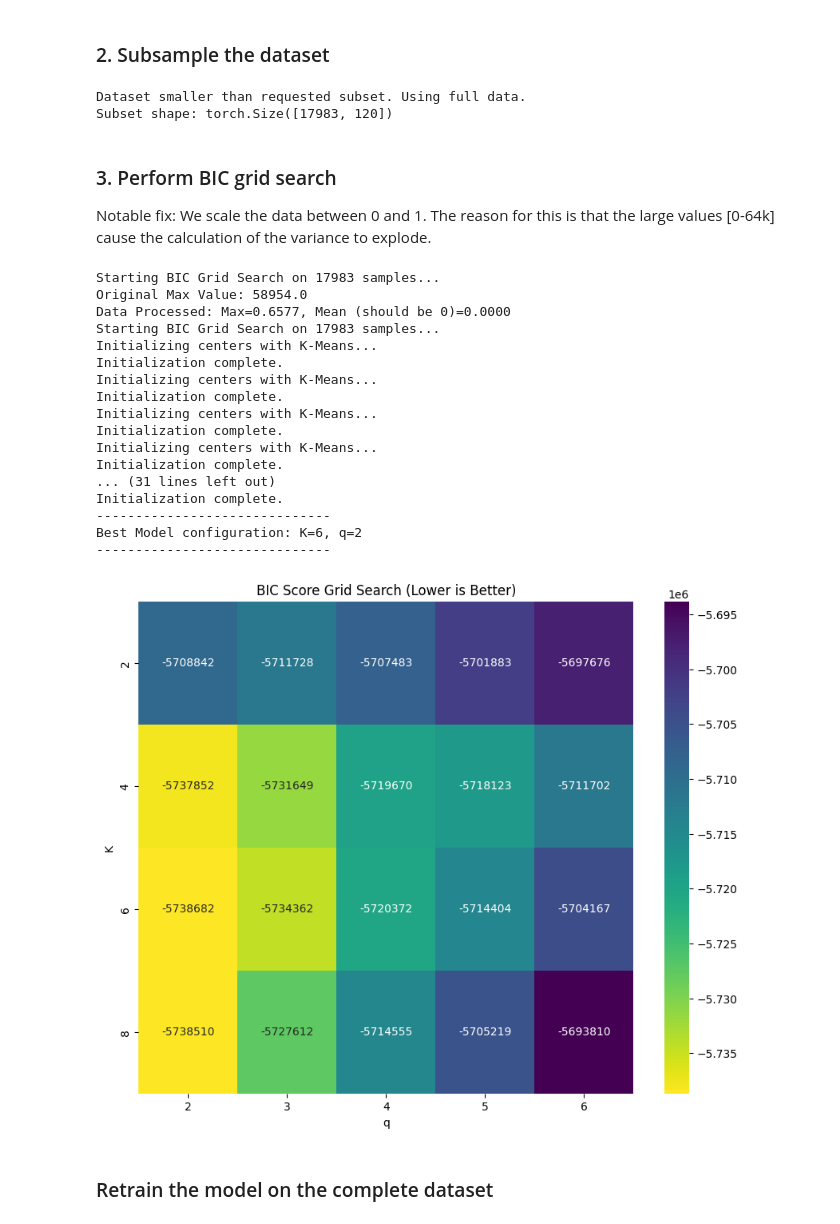
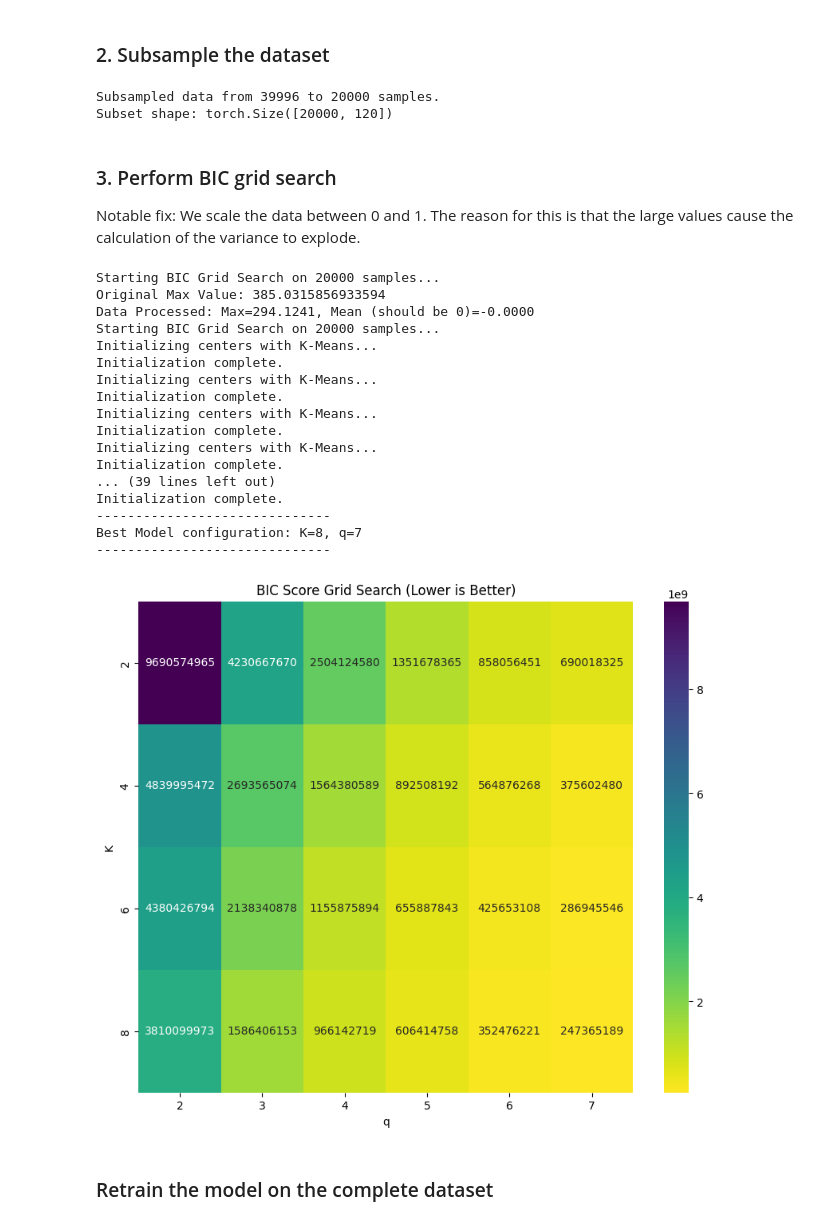
Before and after one commit to TrygveTafjord/MFA_testing, a Jupyter notebook: 00_model_training.ipynb, the cells around one changed output. Saved outputs shown, nothing was run; the diff lists cells and outputs as text; code cells hidden in the pictures.

Commit message:
redone the tests

```diff
--- a/00_model_training.ipynb
+++ b/00_model_training.ipynb
@@ -19,12 +19,15 @@ import os
 The training-data consists of a subsample of pixels taken from vastly different geographical places. The image was choosen to deliberatly include both water and land pixels for there to naturally be more classes for the model to describe.
 
 in "01_model_testing.ipynb", the trained models will be tested on new pixels.
+# %%
+# can be 'l1a', 'l1b', or 'l1d'
+data_product = 'l1b'
 # %%
 # Check for GPU
 device = torch.device("cuda" if torch.cuda.is_available() else "cpu")
 print(f"Using device: {device}")
 
-data_dir = glob.glob('data/linearity_test/*.nc')
+data_dir = glob.glob(f'data/training_{data_product}/*.nc')
 print(f"Found {len(data_dir)} files.")
 # %% [output]
 Using device: cpu
@@ -32,5 +35,5 @@ Found 49 files.
 # %%
-target_total_samples = 18000
+target_total_samples = 40000
 samples_per_file = target_total_samples // len(data_dir)
 sampled_data_list = []
 
@@ -43,7 +46,16 @@ for file in data_dir:
         if satobj is None: continue
 
         # Load and reshape
-        data = satobj.l1a_cube.values.astype(np.float32)
+        match data_product:
+            case 'l1a':
+                data = satobj.l1a_cube.values.astype(np.float32)
+            case 'l1b':
+                data = satobj.l1b_cube.values.astype(np.float32)
+            case 'l1d':
+                data = satobj.l1d_cube.values.astype(np.float32)
+            case _:
+                raise ValueError(f"Unknown data product: {data_product}")
+
         h, w, b = data.shape
         data_2d = data.reshape(-1, b) # Shape: (Total_Pixels_In_Image, 120)
 
@@ -52,6 +64,15 @@ for file in data_dir:
 
         # Determine how many to take (don't take more than exists)
         n_to_take = min(samples_per_file, total_pixels_in_image)
+
+        # Removing saturated pixels
+        highest_pixel_value = np.max(data_2d)
+        print(f"Highest pixel value in file {os.path.basename(file)}: {highest_pixel_value}")
+        valid_pixel_mask = np.all(data_2d < highest_pixel_value, axis=1)
+        data_2d = data_2d[valid_pixel_mask]
+        print(f"Number of removed pixels: {total_pixels_in_image - data_2d.shape[0]}")
+        total_pixels_in_image = data_2d.shape[0]
+        n_to_take = min(n_to_take, total_pixels_in_image)
 
         # Generate random indices
         rng = np.random.default_rng()
@@ -228,11 +249,11 @@ else:
 
 print(f"Subset shape: {data_subset.shape}")
 # %% [output]
-Dataset smaller than requested subset. Using full data.
-Subset shape: torch.Size([17983, 120])
+Subsampled data from 39996 to 20000 samples.
+Subset shape: torch.Size([20000, 120])
 # %% [markdown]
 ### 3. Perform BIC grid search
-Notable fix: We scale the data between 0 and 1. The reason for this is that the large values [0-64k] cause the calculation of the variance to explode.
+Notable fix: We scale the data between 0 and 1. The reason for this is that the large values cause the calculation of the variance to explode.
 # %%
 # Grid Configuration
 k_range = range(2, 10, 2)
@@ -293,40 +314,43 @@ if len(results_list) > 0:
     results_df = pd.DataFrame(results_list)
 
     # Find optimal
     best_row = results_df.loc[results_df['BIC'].idxmin()]
     print("-" * 30)
     print(f"Best Model configuration: K={int(best_row['K'])}, q={int(best_row['q'])}")
     print("-" * 30)
 
     # Pivot for Heatmap
     bic_pivot = results_df.pivot(index="K", columns="q", values="BIC")
 
     plt.figure(figsize=(10, 8))
     sns.heatmap(bic_pivot, annot=True, fmt=".0f", cmap="viridis_r")
 
     plt.title("BIC Score Grid Search (Lower is Better)")
     plt.show()
 else:
     print("No results to plot. Please ensure the MFA model class is implemented.")
+
+K_optimal = int(best_row['K'])
+q_optimal = int(best_row['q'])
 # %% [output]
-Starting BIC Grid Search on 17983 samples...
-Original Max Value: 58954.0
-Data Processed: Max=0.6577, Mean (should be 0)=0.0000
-Starting BIC Grid Search on 17983 samples...
+Starting BIC Grid Search on 20000 samples...
+Original Max Value: 385.0315856933594
+Data Processed: Max=294.1241, Mean (should be 0)=-0.0000
+Starting BIC Grid Search on 20000 samples...
 Initializing centers with K-Means...
 Initialization complete.
 Initializing centers with K-Means...
 Initialization complete.
 Initializing centers with K-Means...
 Initialization complete.
 Initializing centers with K-Means...
 Initialization complete.
-... (31 lines left out)
+... (39 lines left out)
 Initialization complete.
 ------------------------------
-Best Model configuration: K=6, q=2
+Best Model configuration: K=8, q=7
 ------------------------------
-[figure, old version]
+[figure, new version]
 # %% [markdown]
 ### Retrain the model on the complete dataset
 # %%
```
Also changed, not shown: parts of 4 cells of this notebook, 8 other files.
